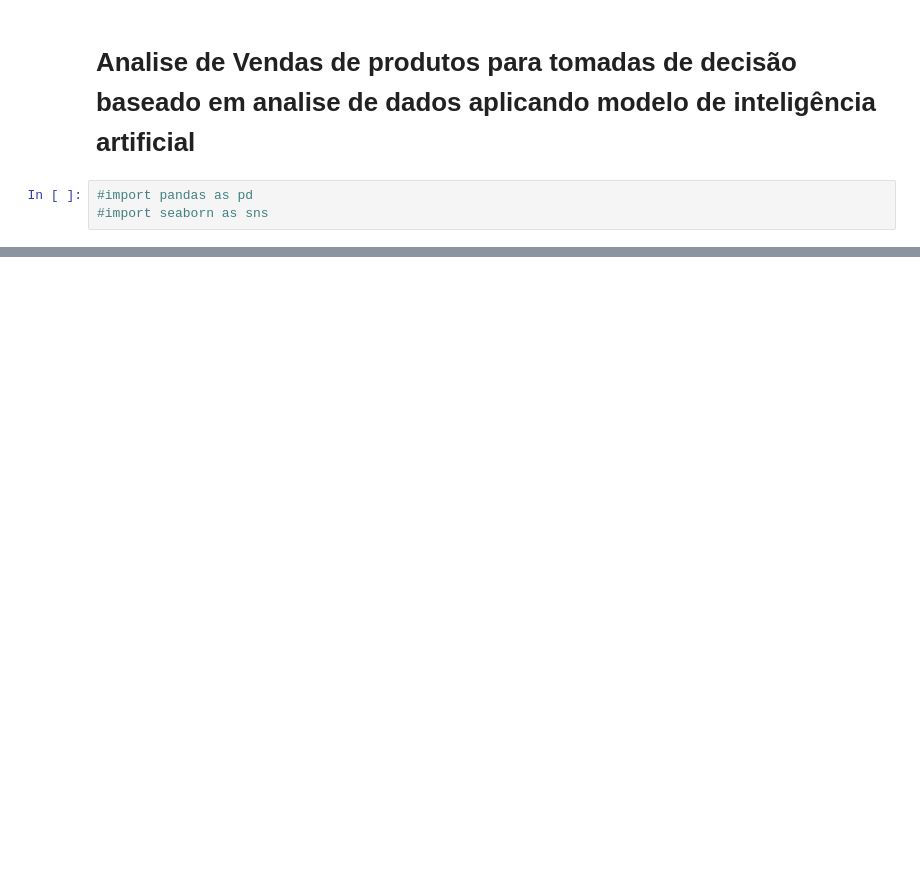
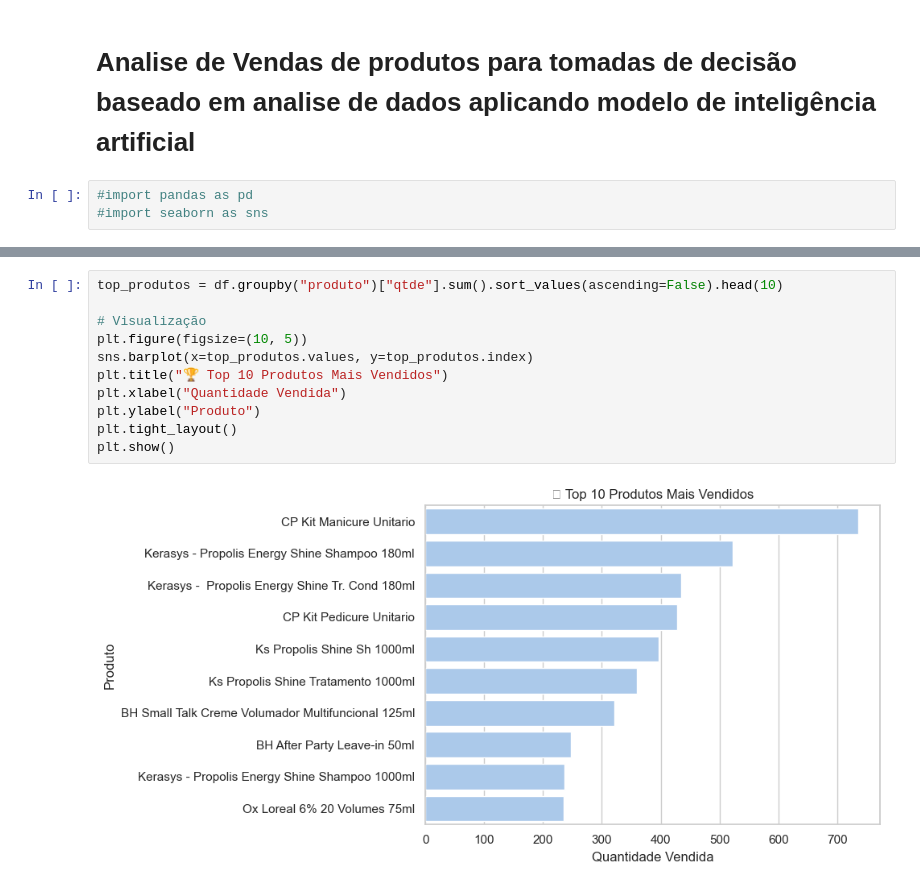
Before and after one commit to brunofluna/projeto_flask_colaborativo, a Jupyter notebook: analises/bruno/analise.ipynb, the cells around one changed output, grey strips where cells are left out. Drawn from its saved outputs; the diff is of its cells as text; blank space fills up the shorter version.

```diff
--- a/analises/bruno/analise.ipynb
+++ b/analises/bruno/analise.ipynb
@@ -63,0 +99,13 @@ memory usage: 4.7+ MB
+# %%
+top_produtos = df.groupby("produto")["qtde"].sum().sort_values(ascending=False).head(10)
+
+# Visualização
+plt.figure(figsize=(10, 5))
+sns.barplot(x=top_produtos.values, y=top_produtos.index)
+plt.title("🏆 Top 10 Produtos Mais Vendidos")
+plt.xlabel("Quantidade Vendida")
+plt.ylabel("Produto")
+plt.tight_layout()
+plt.show()
+# %% [output]
+[figure, added]
```
Also changed, not shown: parts of 23 cells of this notebook, 1 other file.
